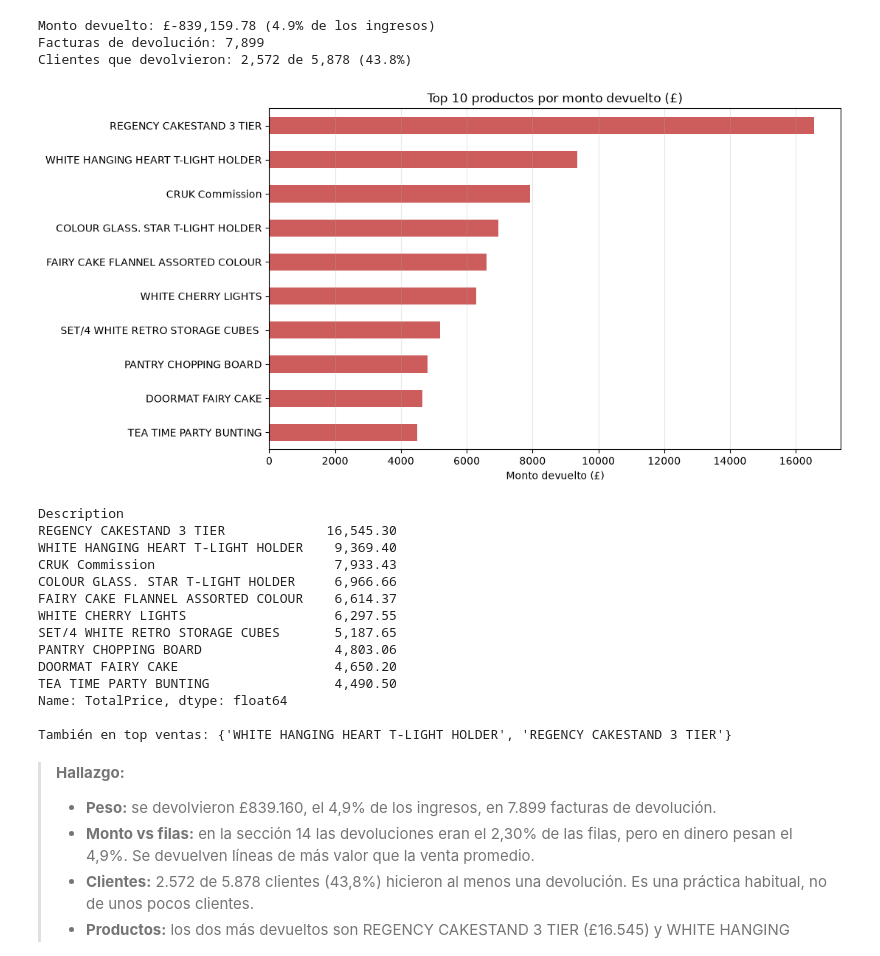
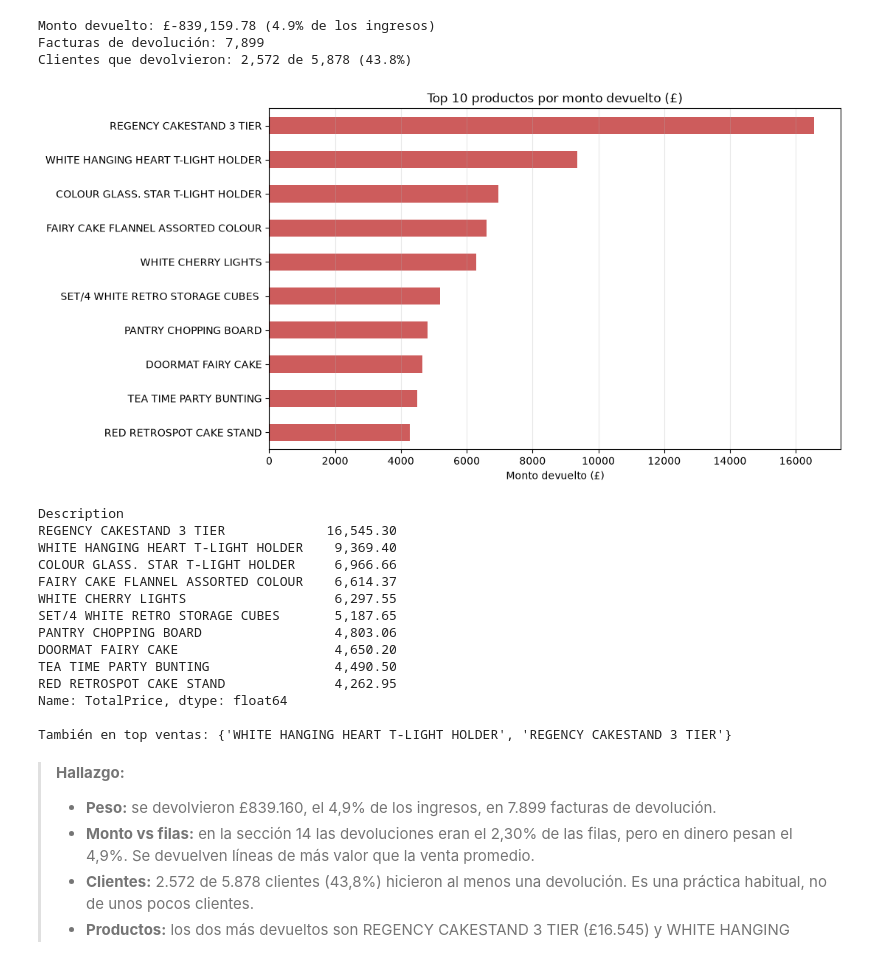
Before and after one commit to Bootcamp-DA-P3/Proyecto_EDA_Exploratory_Data_Analysis_Franco, a Jupyter notebook: notebooks/01_eda_online_retail.ipynb, the cells around one changed output. Saved outputs shown, nothing was run; the diff lists cells and outputs as text; code cells hidden in the pictures.

```diff
--- a/notebooks/01_eda_online_retail.ipynb
+++ b/notebooks/01_eda_online_retail.ipynb
@@ -484,26 +479,25 @@ Monto devuelto: £-839,159.78 (4.9% de los ingresos)
 Facturas de devolución: 7,899
 Clientes que devolvieron: 2,572 de 5,878 (43.8%)
 # %%
-no_productos = ['Manual', 'POSTAGE', 'Discount', 'CARRIAGE']
+no_productos = ['Manual', 'POSTAGE', 'Discount', 'CARRIAGE', 'CRUK Commission']
 dev_productos = devoluciones[~devoluciones['Description'].isin(no_productos)]
 
 top_dev = dev_productos.groupby('Description')['TotalPrice'].sum().nsmallest(10).abs()
 
 top_dev.sort_values().plot(kind='barh', figsize=(10, 6), color='indianred')
 plt.title('Top 10 productos por monto devuelto (£)')
 plt.xlabel('Monto devuelto (£)')
 plt.ylabel('')
 plt.grid(axis='x', alpha=0.3)
 plt.show()
 
 print(top_dev)
 print("\nTambién en top ventas:", set(top_dev.index) & set(top_ingresos.index))
 # %% [output]
-[figure, old version]
+[figure, new version]
 Description
 REGENCY CAKESTAND 3 TIER             16,545.30
 WHITE HANGING HEART T-LIGHT HOLDER    9,369.40
-CRUK Commission                       7,933.43
 COLOUR GLASS. STAR T-LIGHT HOLDER     6,966.66
 FAIRY CAKE FLANNEL ASSORTED COLOUR    6,614.37
 WHITE CHERRY LIGHTS                   6,297.55
@@ -511,6 +505,7 @@ SET/4 WHITE RETRO STORAGE CUBES       5,187.65
 PANTRY CHOPPING BOARD                 4,803.06
 DOORMAT FAIRY CAKE                    4,650.20
 TEA TIME PARTY BUNTING                4,490.50
+RED RETROSPOT CAKE STAND              4,262.95
 Name: TotalPrice, dtype: float64
 
 También en top ventas: {'WHITE HANGING HEART T-LIGHT HOLDER', 'REGENCY CAKESTAND 3 TIER'}
```
Also changed, not shown: parts of 5 cells of this notebook, 1 other file.
